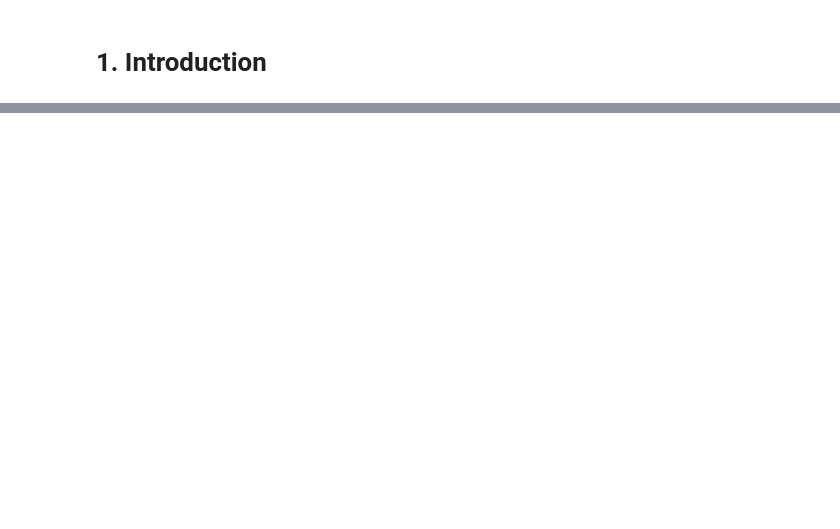
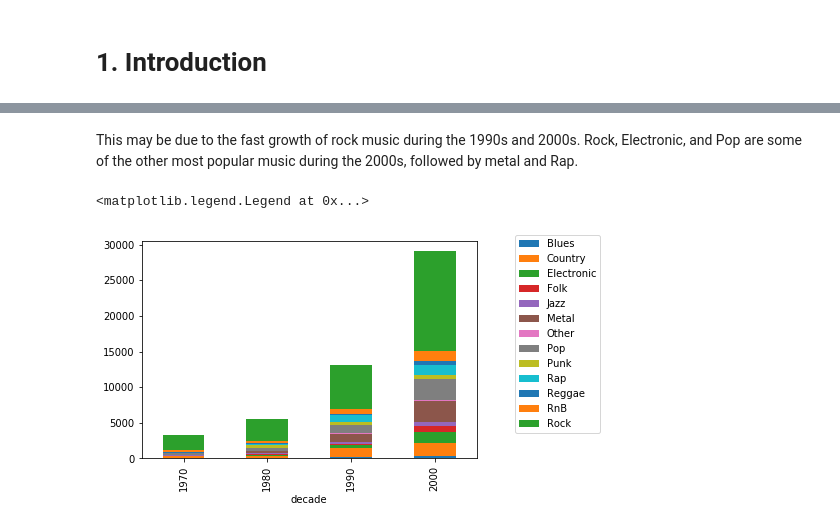
Before and after one commit to axnyang/CS401, a Jupyter notebook: datastory.ipynb, the cells around one changed output, grey strips where cells are left out. Saved outputs shown, nothing was run; the diff lists cells and outputs as text; code cells hidden in the pictures; blank space fills up the shorter version.

```diff
--- a/datastory.ipynb
+++ b/datastory.ipynb
@@ -549,0 +126,8 @@ for i in range(0,len(words)):
+# %% [markdown]
+This may be due to the fast growth of rock music during the 1990s and 2000s. Rock, Electronic, and Pop are some of the other most popular music during the 2000s, followed by metal and Rap.
+# %%
+plot_decade_genre = final_dataframe.groupby(['decade', 'GenreGroup']).size().unstack().plot(kind='bar', stacked = True)
+plot_decade_genre.legend(bbox_to_anchor=(1.1, 1.05) )
+# %% [output]
+<matplotlib.legend.Legend at 0x...>
+[figure, added]
```
Also changed, not shown: parts of 122 cells of this notebook, 41 other files.
